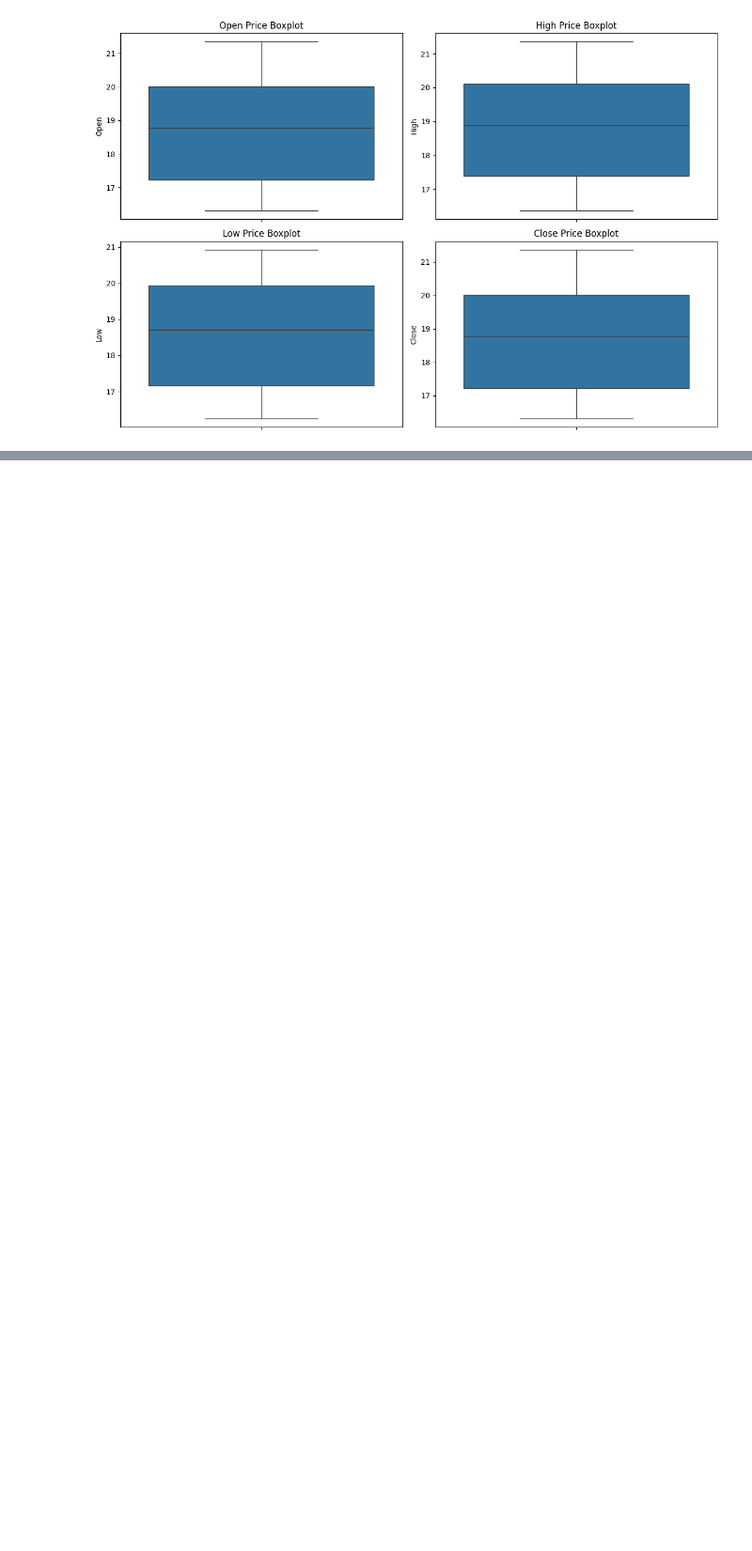
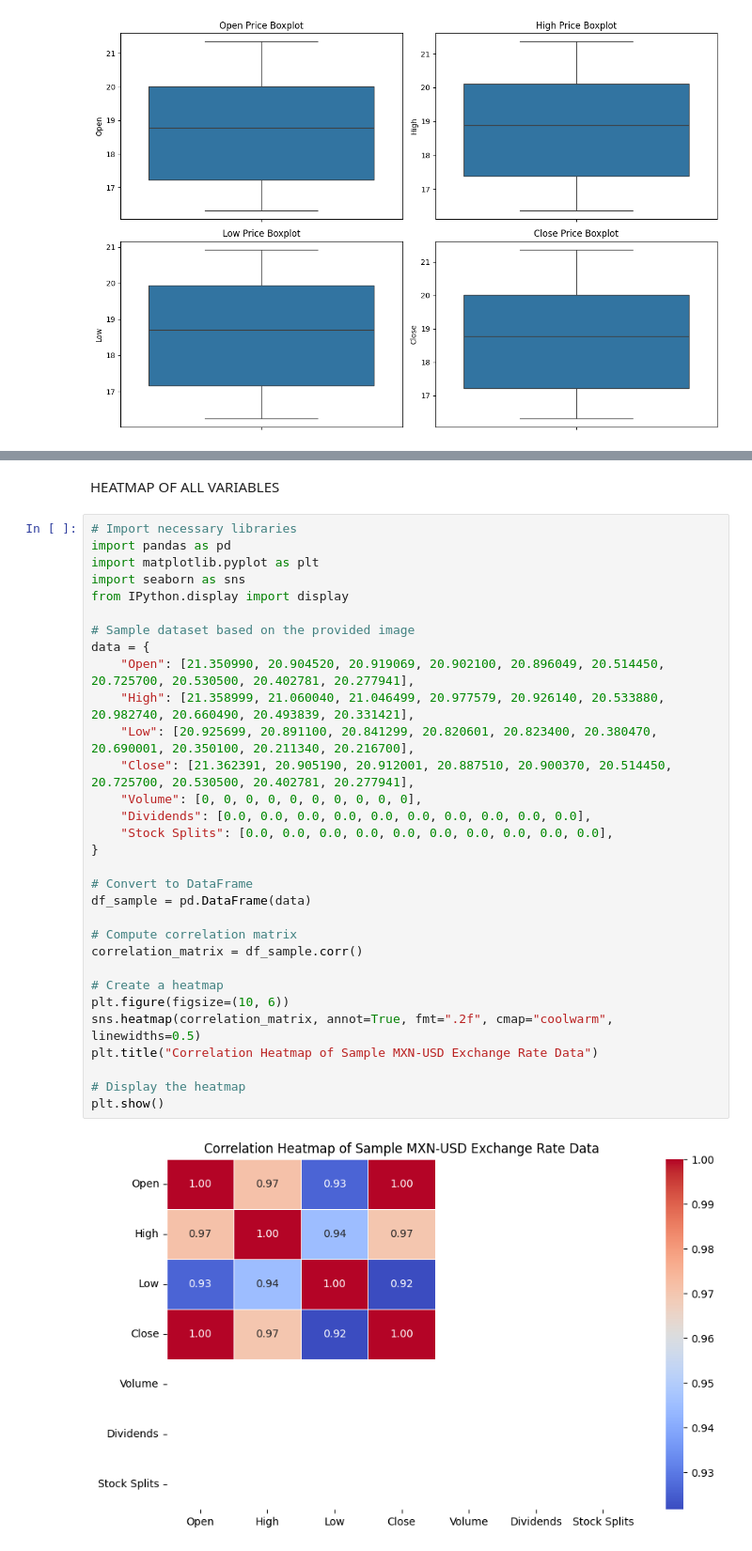
Before and after one commit to rober12345/mxn-usd-predictor1, a Jupyter notebook: src/EDA.ipynb, the cells around one changed output, grey strips where cells are left out. Shown at 94% size. Drawn from its saved outputs; the diff is of its cells as text; blank space fills up the shorter version.

```diff
--- a/src/EDA.ipynb
+++ b/src/EDA.ipynb
@@ -137,0 +222,35 @@ display(image)
+# %% [markdown]
+HEATMAP OF ALL VARIABLES
+# %%
+# Import necessary libraries
+import pandas as pd
+import matplotlib.pyplot as plt
+import seaborn as sns
+from IPython.display import display
+
+# Sample dataset based on the provided image
+data = {
+    "Open": [21.350990, 20.904520, 20.919069, 20.902100, 20.896049, 20.514450, 20.725700, 20.530500, 20.402781, 20.277941],
+    "High": [21.358999, 21.060040, 21.046499, 20.977579, 20.926140, 20.533880, 20.982740, 20.660490, 20.493839, 20.331421],
+    "Low": [20.925699, 20.891100, 20.841299, 20.820601, 20.823400, 20.380470, 20.690001, 20.350100, 20.211340, 20.216700],
+    "Close": [21.362391, 20.905190, 20.912001, 20.887510, 20.900370, 20.514450, 20.725700, 20.530500, 20.402781, 20.277941],
+    "Volume": [0, 0, 0, 0, 0, 0, 0, 0, 0, 0],
+    "Dividends": [0.0, 0.0, 0.0, 0.0, 0.0, 0.0, 0.0, 0.0, 0.0, 0.0],
+    "Stock Splits": [0.0, 0.0, 0.0, 0.0, 0.0, 0.0, 0.0, 0.0, 0.0, 0.0],
+}
+
+# Convert to DataFrame
+df_sample = pd.DataFrame(data)
+
+# Compute correlation matrix
+correlation_matrix = df_sample.corr()
+
+# Create a heatmap
+plt.figure(figsize=(10, 6))
+sns.heatmap(correlation_matrix, annot=True, fmt=".2f", cmap="coolwarm", linewidths=0.5)
+plt.title("Correlation Heatmap of Sample MXN-USD Exchange Rate Data")
+
+# Display the heatmap
+plt.show()
+# %% [output]
+[figure, added]
```
Also changed, not shown: parts of 17 cells of this notebook, 6 other files.
